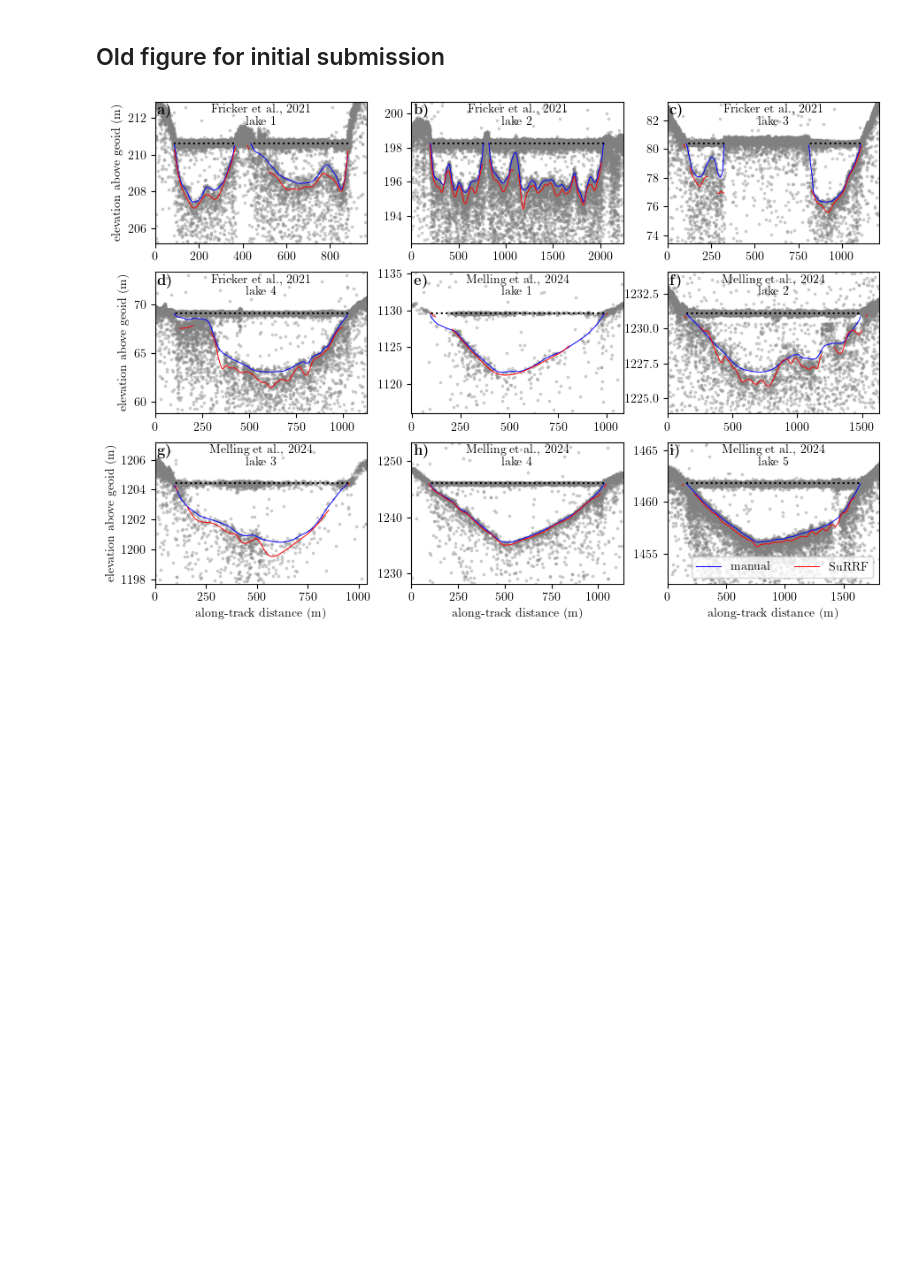
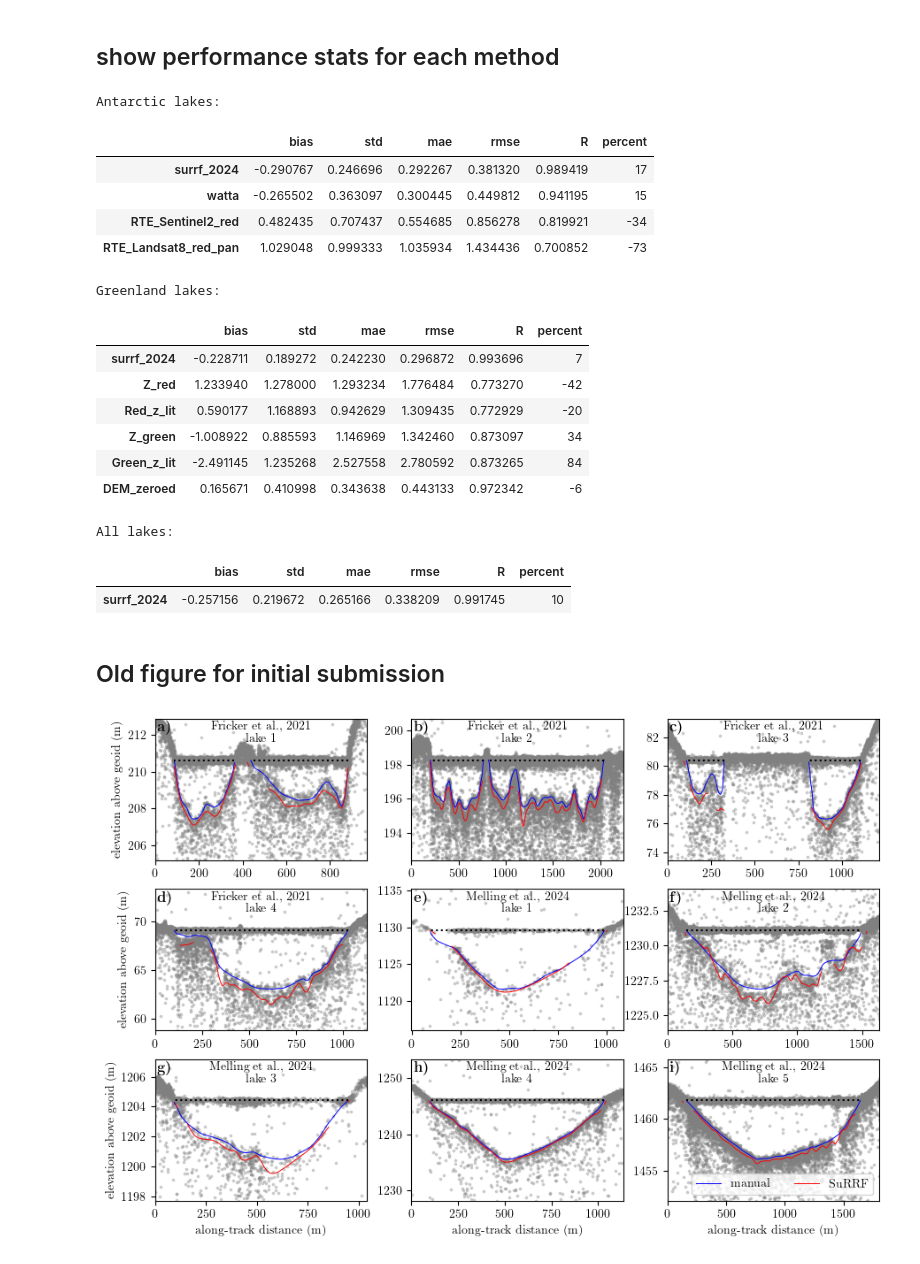
Before and after one commit to fliphilipp/FLUIDSuRRF-figures, a Jupyter notebook: fig12-comparison-manual-estimates/fig12-comparison-manual-estimates.ipynb, the cells around one changed output. Saved outputs shown, nothing was run; the diff lists cells and outputs as text; code cells hidden in the pictures; blank space fills up the shorter version.

```diff
--- a/fig12-comparison-manual-estimates/fig12-comparison-manual-estimates.ipynb
+++ b/fig12-comparison-manual-estimates/fig12-comparison-manual-estimates.ipynb
@@ -130,3 +119,68 @@ display(Image(plotname))
+# %% [markdown]
+## show performance stats for each method
+# %%
+dfsel = df_fricker
+stat = 'surrf_2024'
+verb = True
+
+def getstats(dfsel, stat, verb=False):
+    dfsel = dfsel.reset_index(drop=True)
+    diffs = (dfsel.manual - dfsel[stat])
+    diffs = diffs[~np.isnan(diffs)]
+    bias = np.mean(diffs)
+    std = np.std(diffs)
+    mae = np.mean(np.abs(diffs))
+    rmse = np.sqrt(np.mean(diffs**2))
+    sel = (~np.isnan(dfsel[stat])) & (~np.isnan(dfsel.manual))
+    correl = pearsonr(dfsel.manual[sel], dfsel.loc[sel, stat]).statistic
+    percent = int(np.round((dfsel.loc[sel, stat].sum() / dfsel.manual[sel].sum() - 1) * 100))
+    if verb:
+        print('- mean diff:', bias)
+        print('- std diff:', std)
+        print('- MAE:', mae)
+        print('- RMSE:', rmse)
+        print('- correl:', correl)
+
+    return pd.DataFrame({'bias': bias, 'std': std, 'mae': mae, 'rmse': rmse, 'R': correl, 'percent': percent}, index=[stat])
+
+print('Antarctic lakes:')
+dfsel = df_fricker
+stats = ['surrf_2024', 'watta', 'RTE_Sentinel2_red', 'RTE_Landsat8_red_pan']
+dfs = []
+for stat in stats:
+    dfs.append(getstats(dfsel, stat))
+display(pd.concat(dfs))
+
+print('Greenland lakes:')
+dfsel = df_melling
+stats = ['surrf_2024', 'Z_red', 'Red_z_lit', 'Z_green', 'Green_z_lit', 'DEM_zeroed']
+dfs = []
+for stat in stats:
+    dfs.append(getstats(dfsel, stat))
+display(pd.concat(dfs))
+
+cols = ['manual', 'surrf_2024']
+dfsel = pd.concat((df_fricker[cols], df_melling[cols]))
+print('All lakes:')
+display(getstats(dfsel, 'surrf_2024'))
+# %% [output]
+Antarctic lakes:
+|  | bias | std | mae | rmse | R | percent |
+| surrf_2024 | -0.290767 | 0.246696 | 0.292267 | 0.381320 | 0.989419 | 17 |
+| watta | -0.265502 | 0.363097 | 0.300445 | 0.449812 | 0.941195 | 15 |
+| RTE_Sentinel2_red | 0.482435 | 0.707437 | 0.554685 | 0.856278 | 0.819921 | -34 |
+| RTE_Landsat8_red_pan | 1.029048 | 0.999333 | 1.035934 | 1.434436 | 0.700852 | -73 |
+Greenland lakes:
+|  | bias | std | mae | rmse | R | percent |
+| surrf_2024 | -0.228711 | 0.189272 | 0.242230 | 0.296872 | 0.993696 | 7 |
+| Z_red | 1.233940 | 1.278000 | 1.293234 | 1.776484 | 0.773270 | -42 |
+| Red_z_lit | 0.590177 | 1.168893 | 0.942629 | 1.309435 | 0.772929 | -20 |
+| Z_green | -1.008922 | 0.885593 | 1.146969 | 1.342460 | 0.873097 | 34 |
+| Green_z_lit | -2.491145 | 1.235268 | 2.527558 | 2.780592 | 0.873265 | 84 |
+| DEM_zeroed | 0.165671 | 0.410998 | 0.343638 | 0.443133 | 0.972342 | -6 |
+All lakes:
+|  | bias | std | mae | rmse | R | percent |
+| surrf_2024 | -0.257156 | 0.219672 | 0.265166 | 0.338209 | 0.991745 | 10 |
 # %% [markdown]
 ## Old figure for initial submission
 # %%
```
Also changed, not shown: parts of 5 cells of this notebook, 41 other files.
